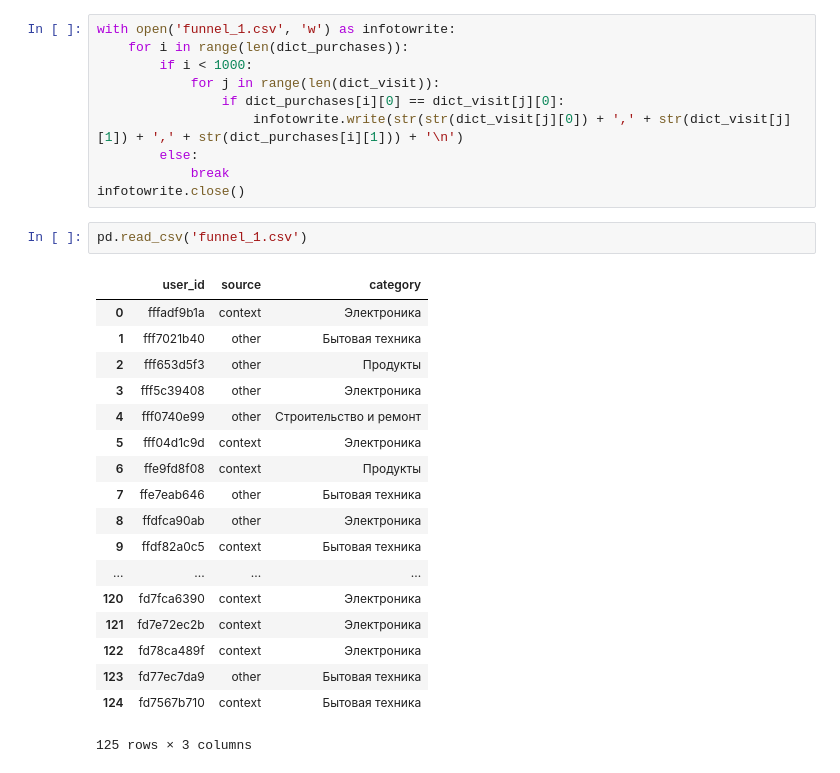
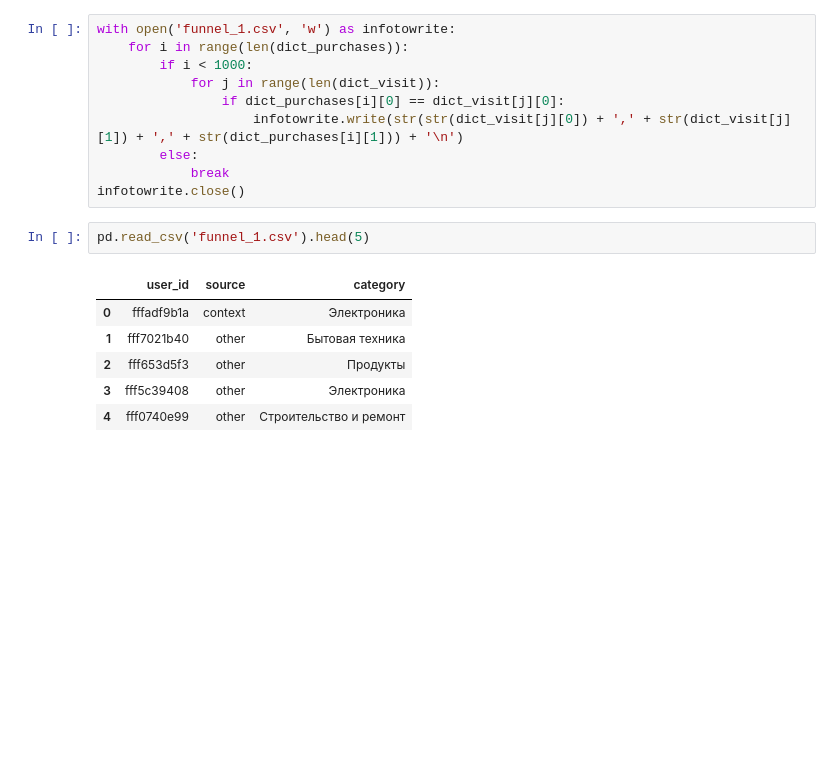
Before and after one commit to Porridgeinthemorning/homeworkpythonnetology, a Jupyter notebook: ReadFile/ReadFile.ipynb, the cells around one changed output. Saved outputs shown, nothing was run; the diff lists cells and outputs as text; blank space fills up the shorter version.

```diff
--- a/ReadFile/ReadFile.ipynb
+++ b/ReadFile/ReadFile.ipynb
@@ -94,23 +94,11 @@ with open('funnel_1.csv', 'w') as infotowrite:
             break
 infotowrite.close()
 # %%
-pd.read_csv('funnel_1.csv')
+pd.read_csv('funnel_1.csv').head(5)
 # %% [output]
 |  | user_id | source | category |
 | 0 | fffadf9b1a | context | Электроника |
 | 1 | fff7021b40 | other | Бытовая техника |
 | 2 | fff653d5f3 | other | Продукты |
 | 3 | fff5c39408 | other | Электроника |
 | 4 | fff0740e99 | other | Строительство и ремонт |
-| 5 | fff04d1c9d | context | Электроника |
-| 6 | ffe9fd8f08 | context | Продукты |
-| 7 | ffe7eab646 | other | Бытовая техника |
-| 8 | ffdfca90ab | other | Электроника |
-| 9 | ffdf82a0c5 | context | Бытовая техника |
-| ... | ... | ... | ... |
-| 120 | fd7fca6390 | context | Электроника |
-| 121 | fd7e72ec2b | context | Электроника |
-| 122 | fd78ca489f | context | Электроника |
-| 123 | fd77ec7da9 | other | Бытовая техника |
-| 124 | fd7567b710 | context | Бытовая техника |
-125 rows × 3 columns
```
